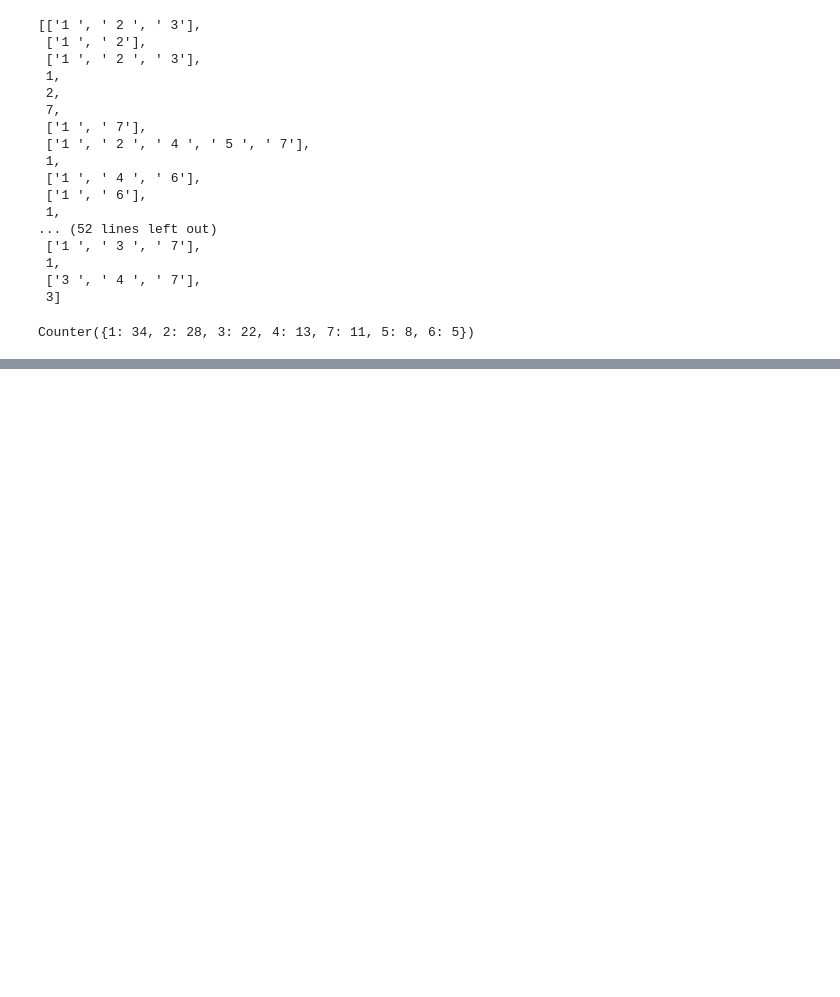
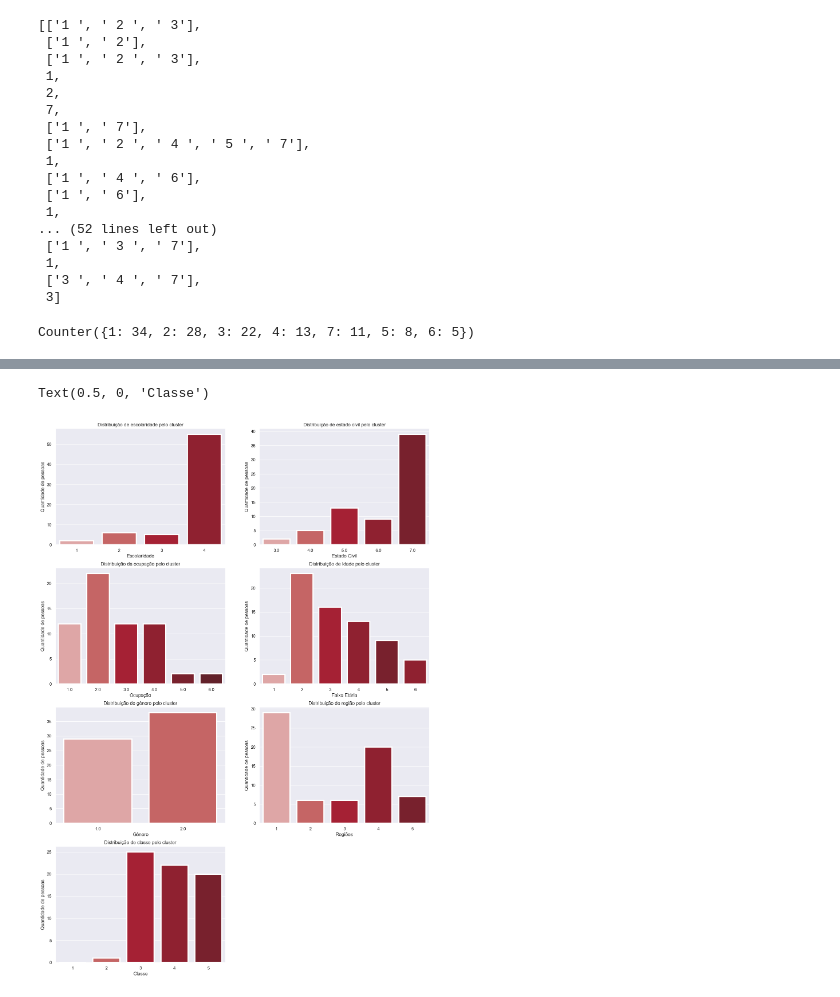
Before and after one commit to enzojunq/Base-de-dados, a Jupyter notebook: base.ipynb, the cells around one changed output, grey strips where cells are left out. Cells and saved outputs as stored; diff of their text form; code cells hidden in the pictures; blank space fills up the shorter version.

```diff
--- a/base.ipynb
+++ b/base.ipynb
@@ -1093,0 +1094,47 @@ Text(0.5, 0, 'Frequência de Utilização')
+# %%
+faixa= range(1,8,1)
+plt.figure(figsize=(15,35))
+plt.subplot(621)
+sns.countplot(data= df_analisef, x="Qesc", palette = ["#E79D9D", "#D55555", "#BB0B24","#A10F23","#871223","#6D1622","#531921"], lw=3)
+plt.title('Distribuição de escolaridade pelo cluster')
+plt.ylabel('Quantidade de pessoas')
+plt.xlabel('Escolaridade')
+
+plt.subplot(622)
+sns.countplot(data= df_analisef, x="P21", palette = ["#E79D9D", "#D55555", "#BB0B24","#A10F23","#871223","#6D1622","#531921"], lw=3)
+plt.title('Distribuição de estado civil pelo cluster')
+plt.ylabel('Quantidade de pessoas')
+plt.xlabel('Estado Civil')
+
+plt.subplot(623)
+sns.countplot(data= df_analisef, x="Qocup", palette = ["#E79D9D", "#D55555", "#BB0B24","#A10F23","#871223","#6D1622","#531921"], lw=3)
+plt.title('Distribuição da ocupação pelo cluster')
+plt.ylabel('Quantidade de pessoas')
+plt.xlabel('Ocupação')
+
+plt.subplot(624)
+sns.countplot(data= df_analisef, x="Qid", palette = ["#E79D9D", "#D55555", "#BB0B24","#A10F23","#871223","#A10F23","#6D1622","#531921"], lw=3)
+plt.title('Distribuição de Idade pelo cluster')
+plt.ylabel('Quantidade de pessoas')
+plt.xlabel('Faixa Etária')
+
+plt.subplot(625)
+sns.countplot(data= df_analisef, x="Qgen", palette = ["#E79D9D", "#D55555", "#BB0B24","#A10F23","#871223","#6D1622","#531921"], lw=3)
+plt.title('Distribuição de gênero pelo cluster')
+plt.ylabel('Quantidade de pessoas')
+plt.xlabel('Gênero')
+
+plt.subplot(626)
+sns.countplot(data= df_analisef, x="Qreg", palette = ["#E79D9D", "#D55555", "#BB0B24","#A10F23","#871223","#6D1622","#531921"], lw=3)
+plt.title('Distribuição de região pelo cluster')
+plt.ylabel('Quantidade de pessoas')
+plt.xlabel('Regiões')
+
+plt.subplot(627)
+sns.countplot(data= df_analisef, x="Qclasse", palette = ["#E79D9D", "#D55555", "#BB0B24","#A10F23","#871223","#6D1622","#531921"], lw=3)
+plt.title('Distribuição de classe pelo cluster')
+plt.ylabel('Quantidade de pessoas')
+plt.xlabel('Classe')
+# %% [output]
+Text(0.5, 0, 'Classe')
+[figure, added]
```
Also changed, not shown: parts of 2 cells of this notebook.
